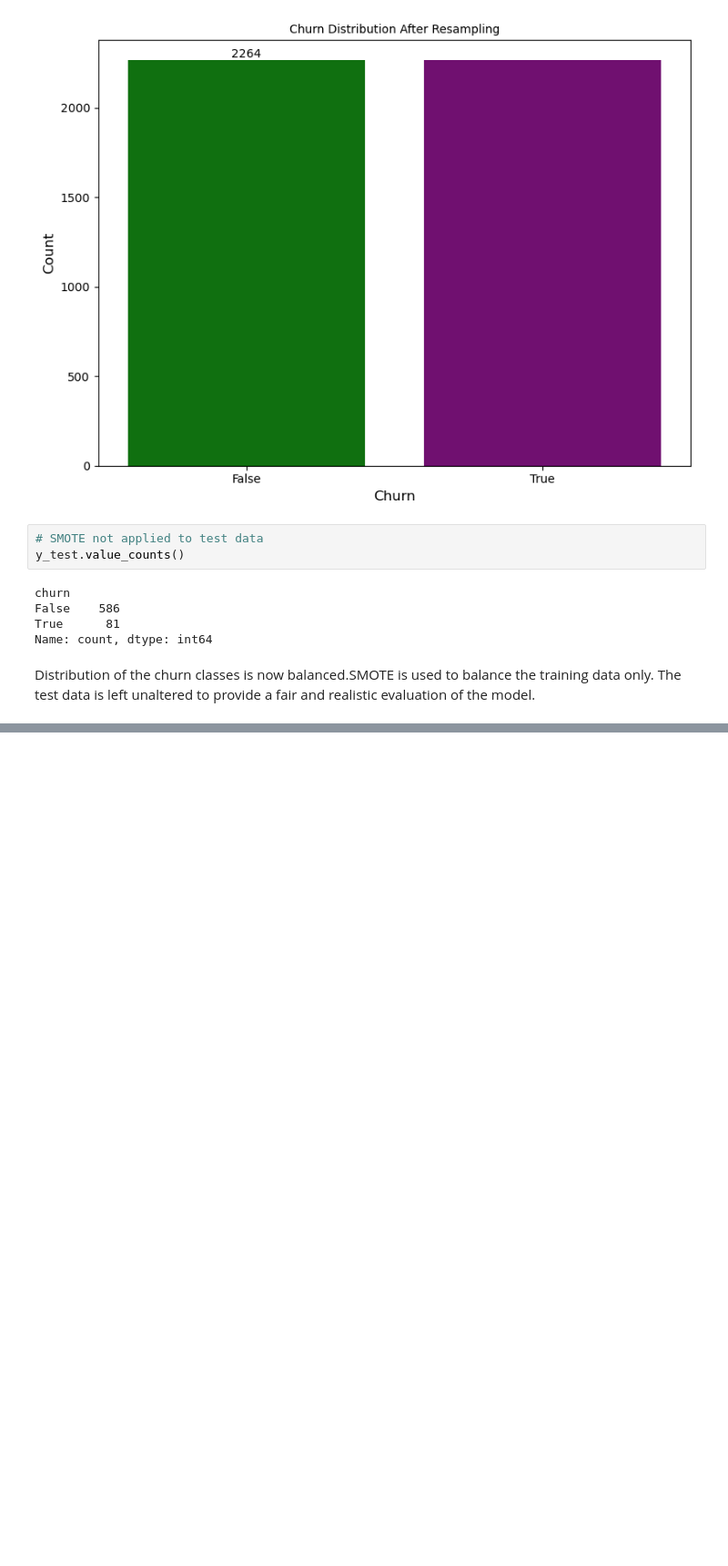
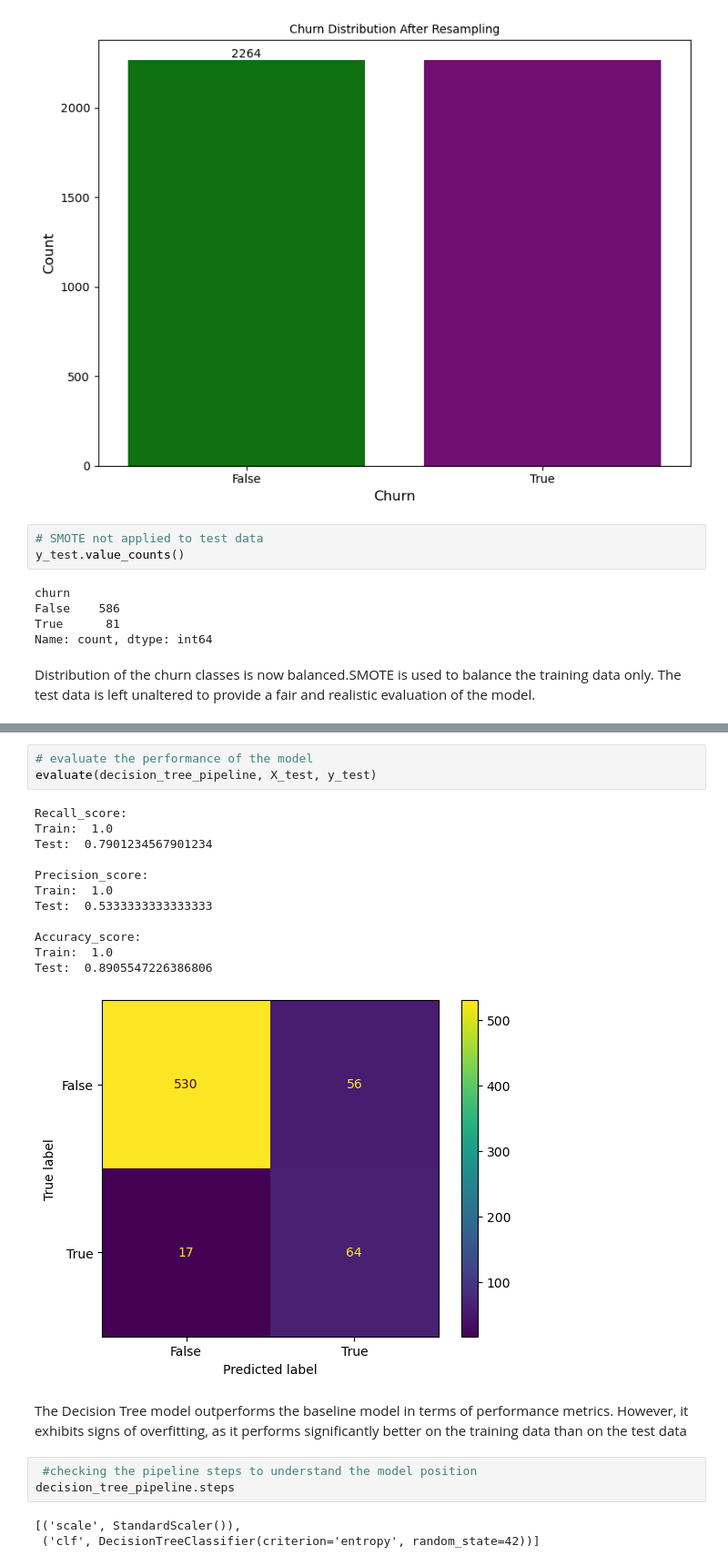
Before and after one commit to bengatmercy/mercychebet, a Jupyter notebook: Desktop/FINAL _PROJECT _PHASE/syria_customer_analysis.ipynb, the cells around one changed output, grey strips where cells are left out. Shown at 91% size. Saved outputs shown, nothing was run; the diff lists cells and outputs as text; blank space fills up the shorter version.

```diff
--- a/Desktop/FINAL _PROJECT _PHASE/syria_customer_analysis.ipynb
+++ b/Desktop/FINAL _PROJECT _PHASE/syria_customer_analysis.ipynb
@@ -352,0 +415,24 @@ Distribution of the churn classes is now balanced.SMOTE is used to balance the t
+# %%
+# evaluate the performance of the model
+evaluate(decision_tree_pipeline, X_test, y_test)
+# %% [output]
+Recall_score:
+Train:  1.0
+Test:  0.7901234567901234
+
+Precision_score:
+Train:  1.0
+Test:  0.5333333333333333
+
+Accuracy_score:
+Train:  1.0
+Test:  0.8905547226386806
+[figure, added]
+# %% [markdown]
+The Decision Tree model outperforms the baseline model in terms of performance metrics. However, it exhibits signs of overfitting, as it performs significantly better on the training data than on the test data
+# %%
+ #checking the pipeline steps to understand the model position
+decision_tree_pipeline.steps
+# %% [output]
+[('scale', StandardScaler()),
+ ('clf', DecisionTreeClassifier(criterion='entropy', random_state=42))]
```
Also changed, not shown: parts of 21 cells of this notebook.
